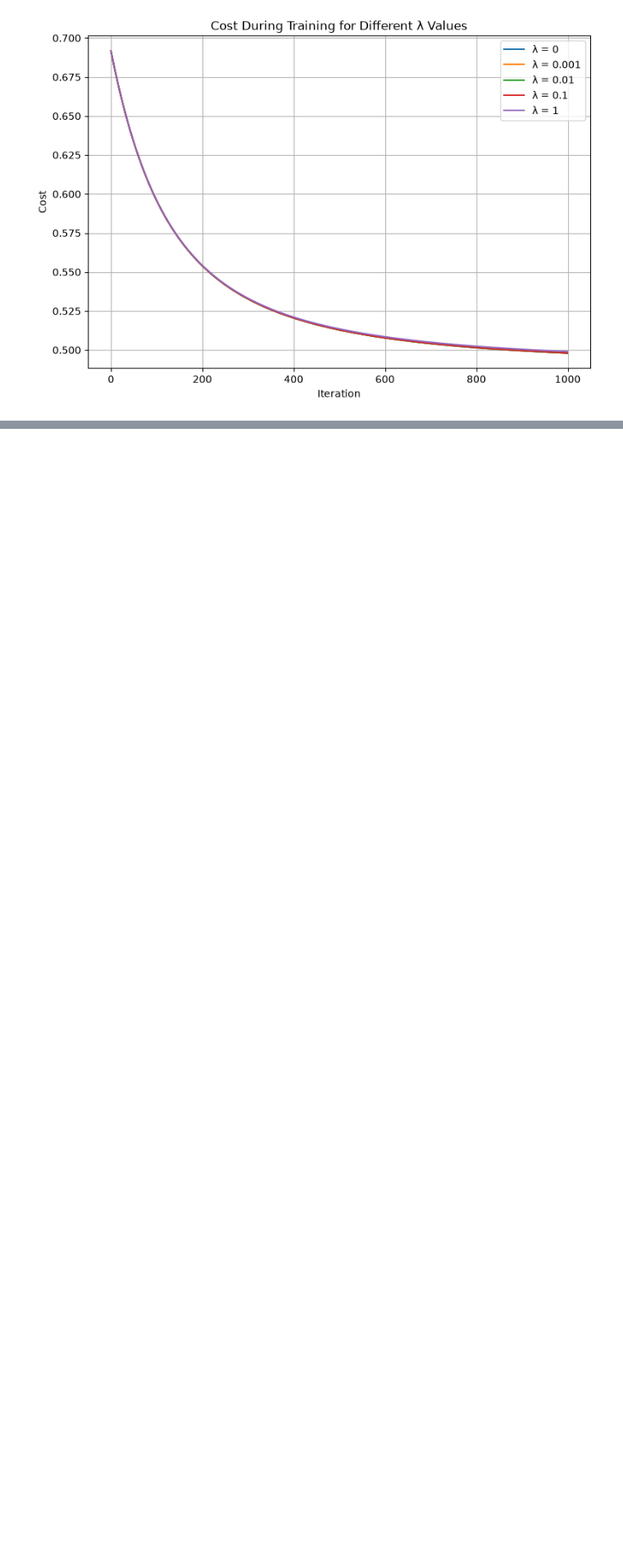
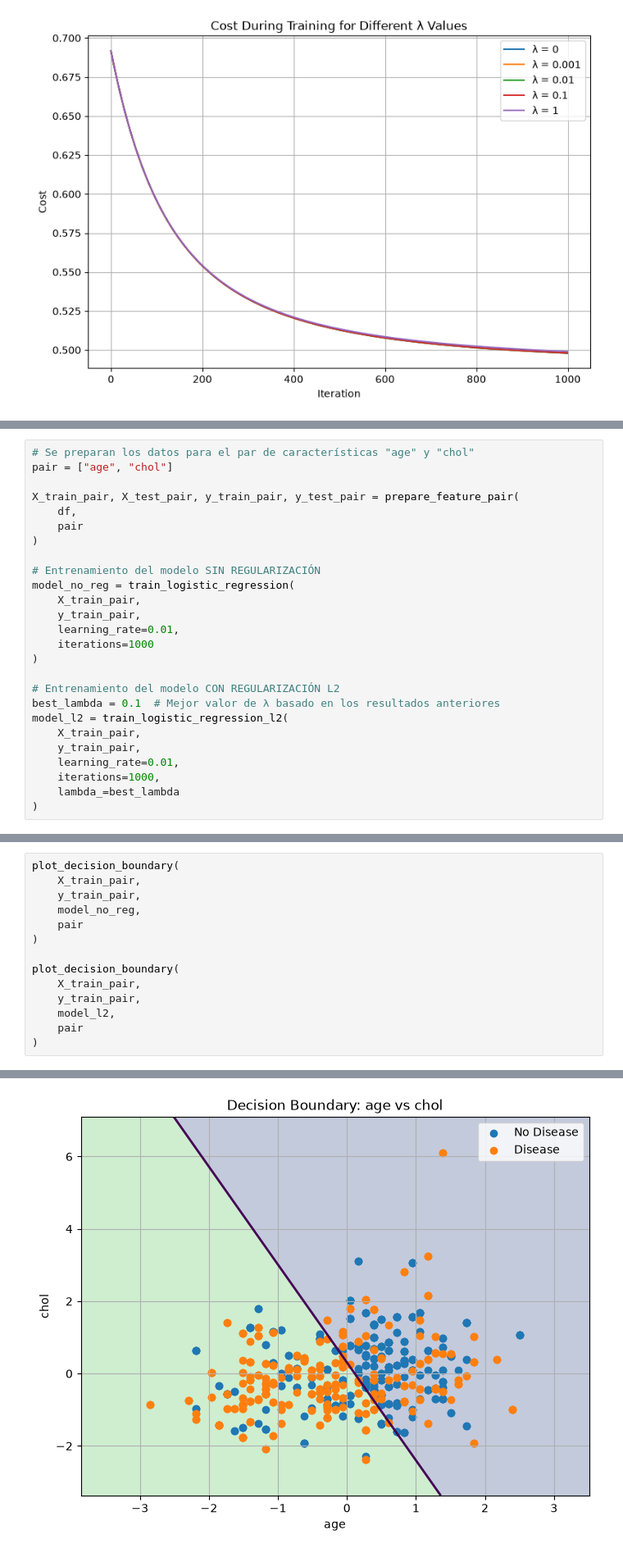
Before and after one commit to NicoToro25/TDSE-Lab1-Heart-Disease-Risk-Prediction, a Jupyter notebook: heart_disease_lr_analysis.ipynb, the cells around one changed output, grey strips where cells are left out. Shown at 82% size. Cells and saved outputs as stored; diff of their text form; blank space fills up the shorter version.

```diff
--- a/heart_disease_lr_analysis.ipynb
+++ b/heart_disease_lr_analysis.ipynb
@@ -1303,0 +1322,26 @@ plt.show()
+# %%
+# Se preparan los datos para el par de características "age" y "chol"
+pair = ["age", "chol"]
+
+X_train_pair, X_test_pair, y_train_pair, y_test_pair = prepare_feature_pair(
+    df,
+    pair
+)
+
+# Entrenamiento del modelo SIN REGULARIZACIÓN
+model_no_reg = train_logistic_regression(
+    X_train_pair,
+    y_train_pair,
+    learning_rate=0.01,
+    iterations=1000
+)
+
+# Entrenamiento del modelo CON REGULARIZACIÓN L2
+best_lambda = 0.1  # Mejor valor de λ basado en los resultados anteriores
+model_l2 = train_logistic_regression_l2(
+    X_train_pair,
+    y_train_pair,
+    learning_rate=0.01,
+    iterations=1000,
+    lambda_=best_lambda
+)
@@ -1303,0 +1361,15 @@ plt.show()
+# %%
+plot_decision_boundary(
+    X_train_pair,
+    y_train_pair,
+    model_no_reg,
+    pair
+)
+
+plot_decision_boundary(
+    X_train_pair,
+    y_train_pair,
+    model_l2,
+    pair
+)
+# %% [output]
@@ -1303,0 +1377 @@ plt.show()
+[figure, added]
```
Also changed, not shown: parts of 10 cells of this notebook, 6 other files.
